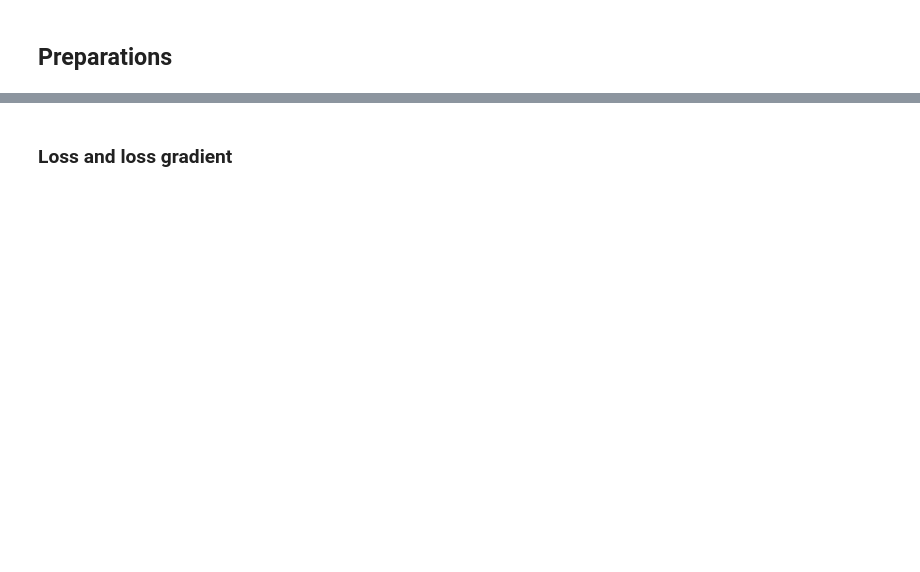
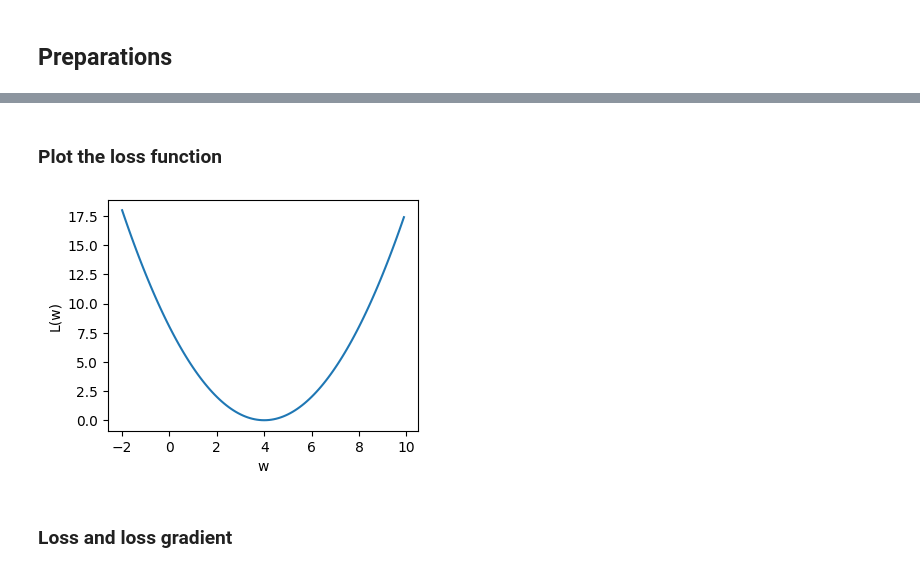
Before and after one commit to auralius/AEK3LBB3, a Jupyter notebook: gd.ipynb, the cells around one changed output, grey strips where cells are left out. Drawn from its saved outputs; the diff is of its cells as text; code cells hidden in the pictures; blank space fills up the shorter version.

```diff
--- a/gd.ipynb
+++ b/gd.ipynb
@@ -30,2 +19,15 @@ We are going to establish the best relationship between `X` and `Y` as `Y_pred =
+# %% [markdown]
+### Plot the loss function
+# %%
+w = np.arange(-2, 10, 0.1)
+L = 0.5 * (w - 4)**2
+
+plt.figure(figsize = (4,3))
+plt.plot(w, L)
+plt.xlabel("w")
+plt.ylabel("L(w)")
+plt.show()
+# %% [output]
+[figure, added]
 # %% [markdown]
 ### Loss and loss gradient
```
Also changed, not shown: parts of 16 cells of this notebook.
